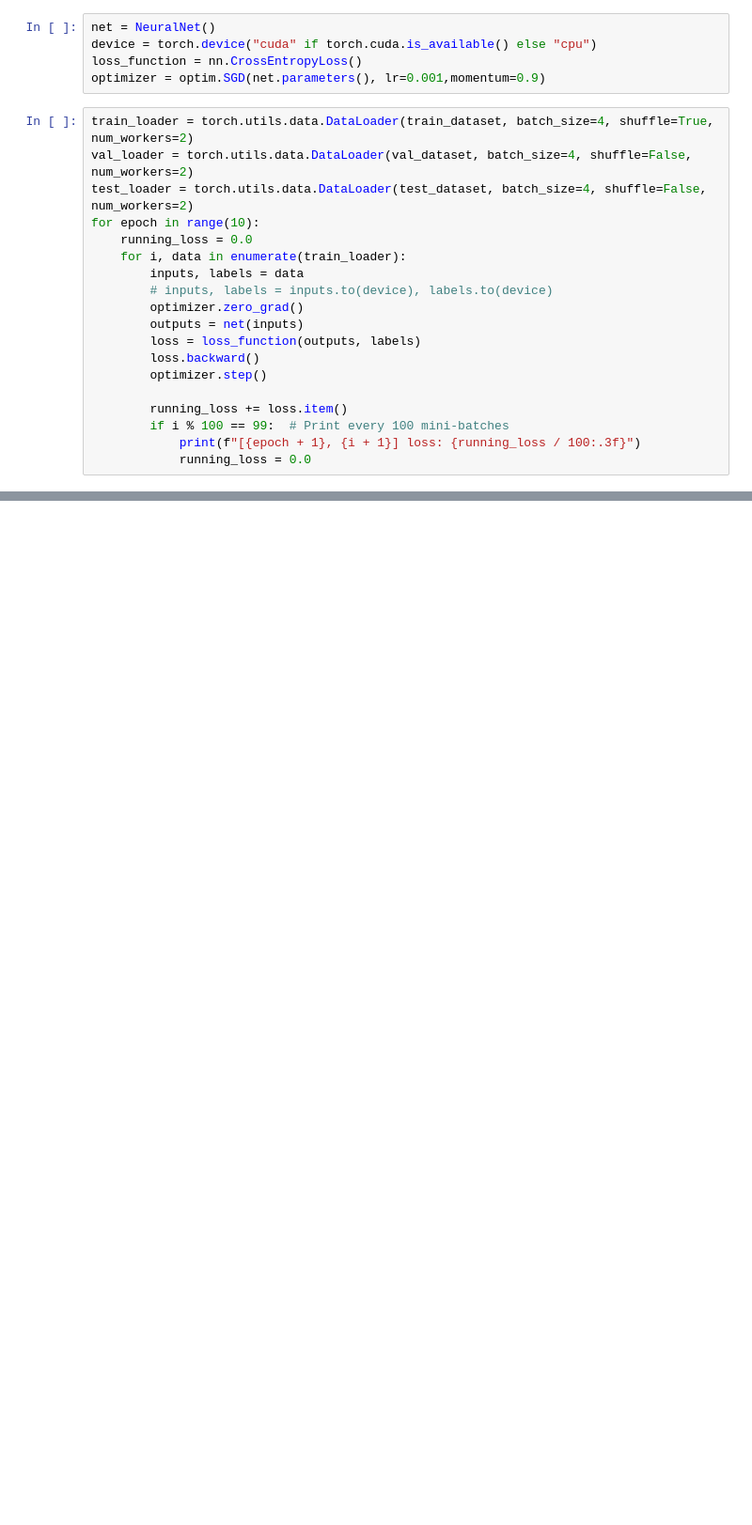
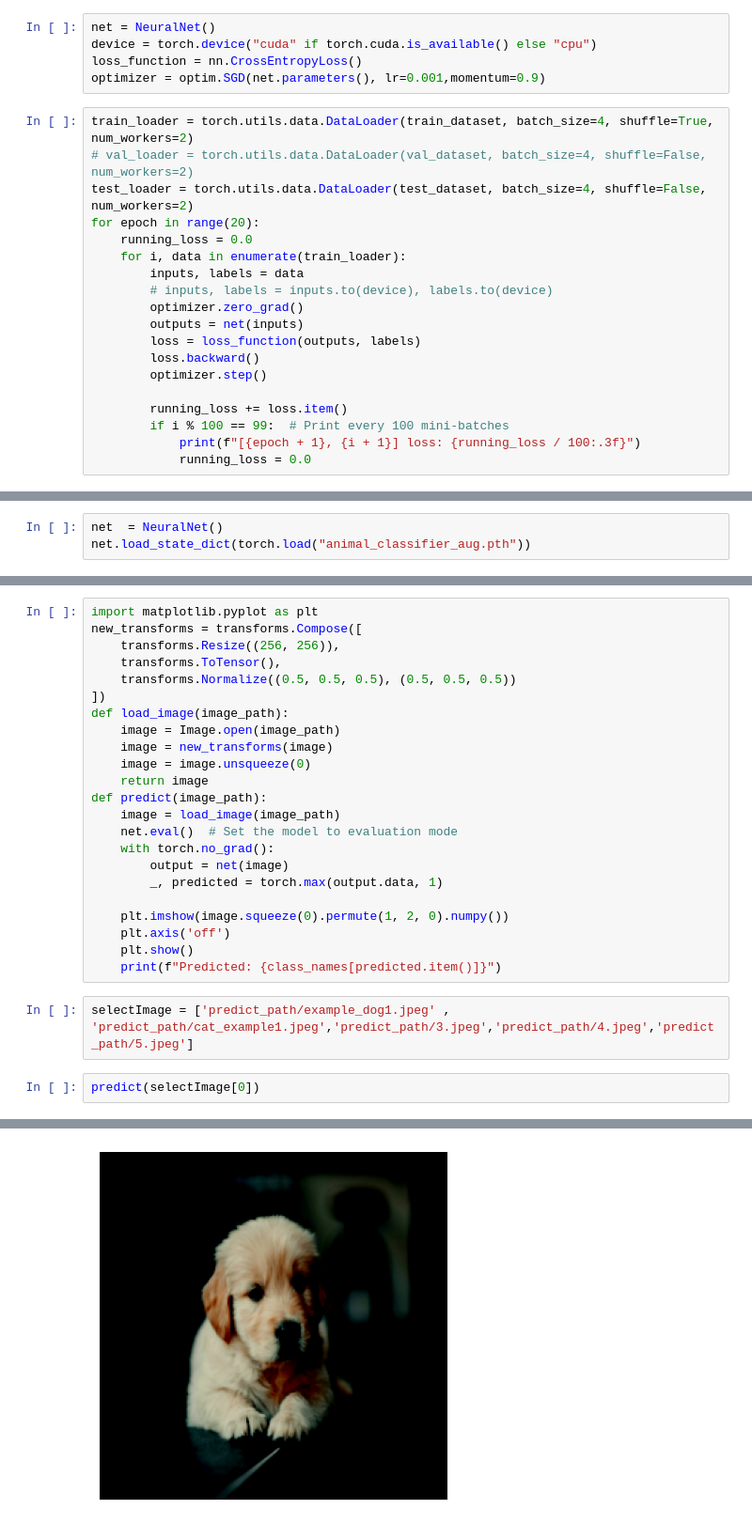
Before and after one commit to phnormalguy/Animal-Image-Classification, a Jupyter notebook: modeling.ipynb, the cells around one changed output, grey strips where cells are left out. Shown at 94% size. Drawn from its saved outputs; the diff is of its cells as text; blank space fills up the shorter version.

```diff
--- a/modeling.ipynb
+++ b/modeling.ipynb
@@ -115,9 +131,9 @@ loss_function = nn.CrossEntropyLoss()
 optimizer = optim.SGD(net.parameters(), lr=0.001,momentum=0.9)
 # %%
 train_loader = torch.utils.data.DataLoader(train_dataset, batch_size=4, shuffle=True, num_workers=2)
-val_loader = torch.utils.data.DataLoader(val_dataset, batch_size=4, shuffle=False, num_workers=2)
+# val_loader = torch.utils.data.DataLoader(val_dataset, batch_size=4, shuffle=False, num_workers=2)
 test_loader = torch.utils.data.DataLoader(test_dataset, batch_size=4, shuffle=False, num_workers=2)
-for epoch in range(10):
+for epoch in range(20):
     running_loss = 0.0
     for i, data in enumerate(train_loader):
         inputs, labels = data
@@ -138,0 +174,3 @@ KeyboardInterrupt:
+# %%
+net  = NeuralNet()
+net.load_state_dict(torch.load("animal_classifier_aug.pth"))
@@ -138,0 +214,28 @@ KeyboardInterrupt:
+# %%
+import matplotlib.pyplot as plt
+new_transforms = transforms.Compose([
+    transforms.Resize((256, 256)),
+    transforms.ToTensor(),
+    transforms.Normalize((0.5, 0.5, 0.5), (0.5, 0.5, 0.5))
+])
+def load_image(image_path):
+    image = Image.open(image_path)
+    image = new_transforms(image)
+    image = image.unsqueeze(0)
+    return image
+def predict(image_path):
+    image = load_image(image_path)
+    net.eval()  # Set the model to evaluation mode
+    with torch.no_grad():
+        output = net(image)
+        _, predicted = torch.max(output.data, 1)
+
+    plt.imshow(image.squeeze(0).permute(1, 2, 0).numpy())
+    plt.axis('off')
+    plt.show()
+    print(f"Predicted: {class_names[predicted.item()]}")
+# %%
+selectImage = ['predict_path/example_dog1.jpeg' , 'predict_path/cat_example1.jpeg','predict_path/3.jpeg','predict_path/4.jpeg','predict_path/5.jpeg']
+# %%
+predict(selectImage[0])
+# %% [output]
@@ -138,0 +243 @@ KeyboardInterrupt:
+[figure, added]
```
Also changed, not shown: parts of 11 cells of this notebook, 9 other files.
